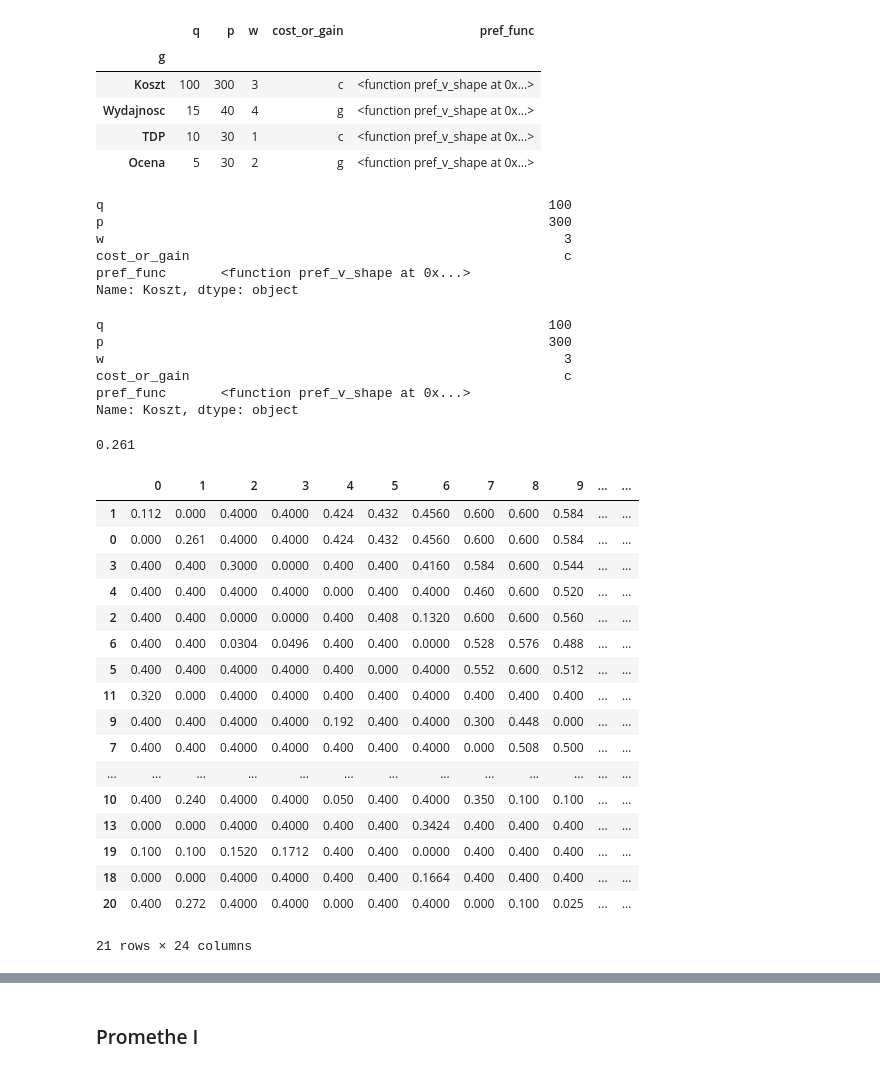
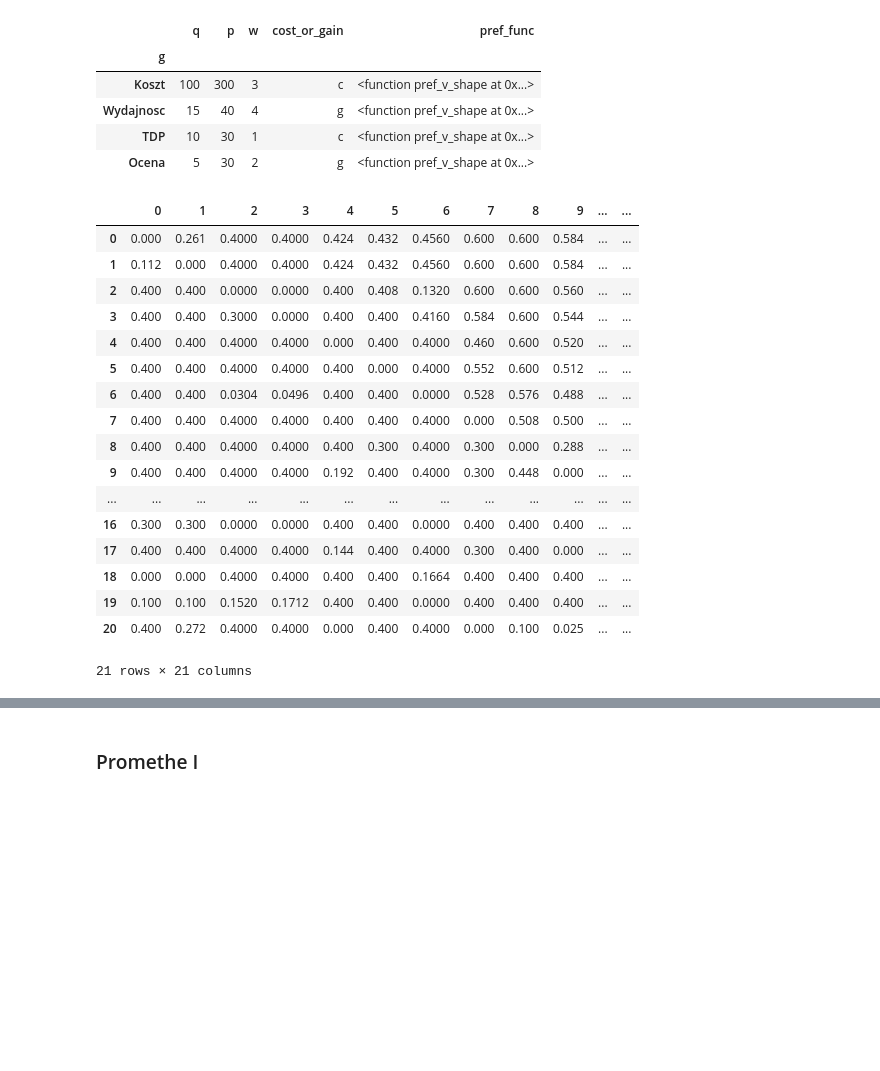
Before and after one commit to maciej-wieczorek/ai, a Jupyter notebook: ISWD/lab/proj2/proj2.ipynb, the cells around one changed output, grey strips where cells are left out. Saved outputs shown, nothing was run; the diff lists cells and outputs as text; code cells hidden in the pictures; blank space fills up the shorter version.

```diff
--- a/ISWD/lab/proj2/proj2.ipynb
+++ b/ISWD/lab/proj2/proj2.ipynb
@@ -86,65 +86,36 @@ pref_info
 | Wydajnosc | 15 | 40 | 4 | g | <function pref_v_shape at 0x...> |
 | TDP | 10 | 30 | 1 | c | <function pref_v_shape at 0x...> |
 | Ocena | 5 | 30 | 2 | g | <function pref_v_shape at 0x...> |
-# %%
-pref_info.iloc[0]
-# %% [output]
-q                                                         100
-p                                                         300
-w                                                           3
-cost_or_gain                                                c
-pref_func       <function pref_v_shape at 0x...>
-Name: Koszt, dtype: object
-# %%
-pref_info.loc["Koszt"]
-# %% [output]
-q                                                         100
-p                                                         300
-w                                                           3
-cost_or_gain                                                c
-pref_func       <function pref_v_shape at 0x...>
-Name: Koszt, dtype: object
-# %%
-comprehensive_preference_index(dataset.iloc[0], dataset.iloc[1], pref_info)
-# %% [output]
-0.261
 # %%
 comp_table = []
 
 for i in range(len(dataset)):
     item1 = dataset.iloc[i]
     row = []
     for j in range(len(dataset)):
         item2 = dataset.iloc[j]
         result = comprehensive_preference_index(item1, item2, pref_info)
         row.append(result)
     comp_table.append(row)
 
 comp_df = pd.DataFrame(comp_table)
-flow_plus = comp_df.sum(axis=1)
-flow_minus = comp_df.sum(axis=0)
-flow = flow_plus - flow_minus
-comp_df['flow+'] = flow_plus
-comp_df['flow-'] = flow_minus
-comp_df['flow'] = flow
+comp_df
+# %% [output]
+|  | 0 | 1 | 2 | 3 | 4 | 5 | 6 | 7 | 8 | 9 | ... | ... |
+| 0 | 0.000 | 0.261 | 0.4000 | 0.4000 | 0.424 | 0.432 | 0.4560 | 0.600 | 0.600 | 0.584 | ... | ... |
+| 1 | 0.112 | 0.000 | 0.4000 | 0.4000 | 0.424 | 0.432 | 0.4560 | 0.600 | 0.600 | 0.584 | ... | ... |
+| 2 | 0.400 | 0.400 | 0.0000 | 0.0000 | 0.400 | 0.408 | 0.1320 | 0.600 | 0.600 | 0.560 | ... | ... |
+| 3 | 0.400 | 0.400 | 0.3000 | 0.0000 | 0.400 | 0.400 | 0.4160 | 0.584 | 0.600 | 0.544 | ... | ... |
+| 4 | 0.400 | 0.400 | 0.4000 | 0.4000 | 0.000 | 0.400 | 0.4000 | 0.460 | 0.600 | 0.520 | ... | ... |
+| 5 | 0.400 | 0.400 | 0.4000 | 0.4000 | 0.400 | 0.000 | 0.4000 | 0.552 | 0.600 | 0.512 | ... | ... |
+| 6 | 0.400 | 0.400 | 0.0304 | 0.0496 | 0.400 | 0.400 | 0.0000 | 0.528 | 0.576 | 0.488 | ... | ... |
+| 7 | 0.400 | 0.400 | 0.4000 | 0.4000 | 0.400 | 0.400 | 0.4000 | 0.000 | 0.508 | 0.500 | ... | ... |
+| 8 | 0.400 | 0.400 | 0.4000 | 0.4000 | 0.400 | 0.300 | 0.4000 | 0.300 | 0.000 | 0.288 | ... | ... |
+| 9 | 0.400 | 0.400 | 0.4000 | 0.4000 | 0.192 | 0.400 | 0.4000 | 0.300 | 0.448 | 0.000 | ... | ... |
+| ... | ... | ... | ... | ... | ... | ... | ... | ... | ... | ... | ... | ... |
+| 16 | 0.300 | 0.300 | 0.0000 | 0.0000 | 0.400 | 0.400 | 0.0000 | 0.400 | 0.400 | 0.400 | ... | ... |
+| 17 | 0.400 | 0.400 | 0.4000 | 0.4000 | 0.144 | 0.400 | 0.4000 | 0.300 | 0.400 | 0.000 | ... | ... |
+| 18 | 0.000 | 0.000 | 0.4000 | 0.4000 | 0.400 | 0.400 | 0.1664 | 0.400 | 0.400 | 0.400 | ... | ... |
+| 19 | 0.100 | 0.100 | 0.1520 | 0.1712 | 0.400 | 0.400 | 0.0000 | 0.400 | 0.400 | 0.400 | ... | ... |
+| 20 | 0.400 | 0.272 | 0.4000 | 0.4000 | 0.000 | 0.400 | 0.4000 | 0.000 | 0.100 | 0.025 | ... | ... |
+21 rows × 21 columns
-# %%
-comp_df.sort_values("flow", ascending=False)
-# %% [output]
-|  | 0 | 1 | 2 | 3 | 4 | 5 | 6 | 7 | 8 | 9 | ... | ... |
-| 1 | 0.112 | 0.000 | 0.4000 | 0.4000 | 0.424 | 0.432 | 0.4560 | 0.600 | 0.600 | 0.584 | ... | ... |
-| 0 | 0.000 | 0.261 | 0.4000 | 0.4000 | 0.424 | 0.432 | 0.4560 | 0.600 | 0.600 | 0.584 | ... | ... |
-| 3 | 0.400 | 0.400 | 0.3000 | 0.0000 | 0.400 | 0.400 | 0.4160 | 0.584 | 0.600 | 0.544 | ... | ... |
-| 4 | 0.400 | 0.400 | 0.4000 | 0.4000 | 0.000 | 0.400 | 0.4000 | 0.460 | 0.600 | 0.520 | ... | ... |
-| 2 | 0.400 | 0.400 | 0.0000 | 0.0000 | 0.400 | 0.408 | 0.1320 | 0.600 | 0.600 | 0.560 | ... | ... |
-| 6 | 0.400 | 0.400 | 0.0304 | 0.0496 | 0.400 | 0.400 | 0.0000 | 0.528 | 0.576 | 0.488 | ... | ... |
-| 5 | 0.400 | 0.400 | 0.4000 | 0.4000 | 0.400 | 0.000 | 0.4000 | 0.552 | 0.600 | 0.512 | ... | ... |
-| 11 | 0.320 | 0.000 | 0.4000 | 0.4000 | 0.400 | 0.400 | 0.4000 | 0.400 | 0.400 | 0.400 | ... | ... |
-| 9 | 0.400 | 0.400 | 0.4000 | 0.4000 | 0.192 | 0.400 | 0.4000 | 0.300 | 0.448 | 0.000 | ... | ... |
-| 7 | 0.400 | 0.400 | 0.4000 | 0.4000 | 0.400 | 0.400 | 0.4000 | 0.000 | 0.508 | 0.500 | ... | ... |
-| ... | ... | ... | ... | ... | ... | ... | ... | ... | ... | ... | ... | ... |
-| 10 | 0.400 | 0.240 | 0.4000 | 0.4000 | 0.050 | 0.400 | 0.4000 | 0.350 | 0.100 | 0.100 | ... | ... |
-| 13 | 0.000 | 0.000 | 0.4000 | 0.4000 | 0.400 | 0.400 | 0.3424 | 0.400 | 0.400 | 0.400 | ... | ... |
-| 19 | 0.100 | 0.100 | 0.1520 | 0.1712 | 0.400 | 0.400 | 0.0000 | 0.400 | 0.400 | 0.400 | ... | ... |
-| 18 | 0.000 | 0.000 | 0.4000 | 0.4000 | 0.400 | 0.400 | 0.1664 | 0.400 | 0.400 | 0.400 | ... | ... |
-| 20 | 0.400 | 0.272 | 0.4000 | 0.4000 | 0.000 | 0.400 | 0.4000 | 0.000 | 0.100 | 0.025 | ... | ... |
-21 rows × 24 columns
```
Also changed, not shown: parts of 12 cells of this notebook, 1 other file.
